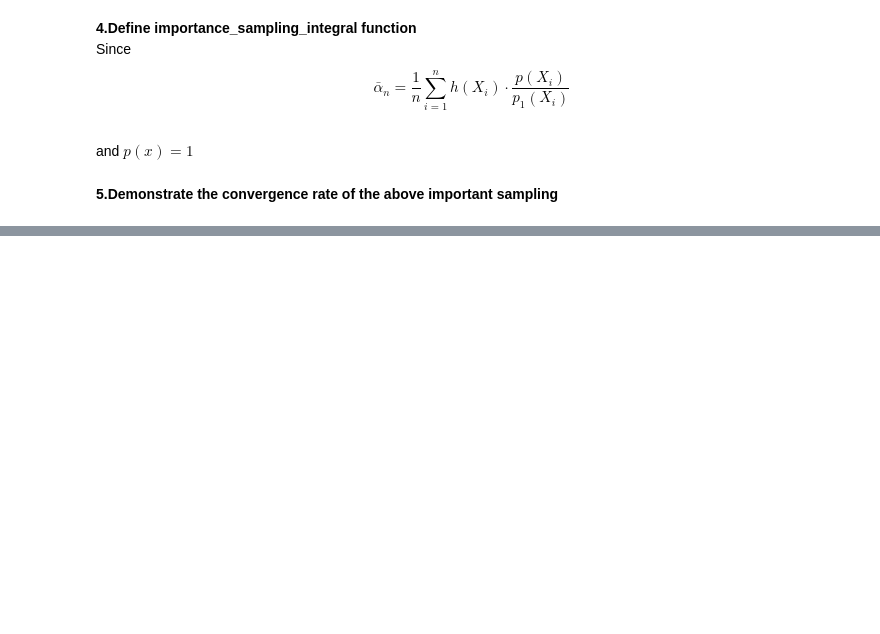
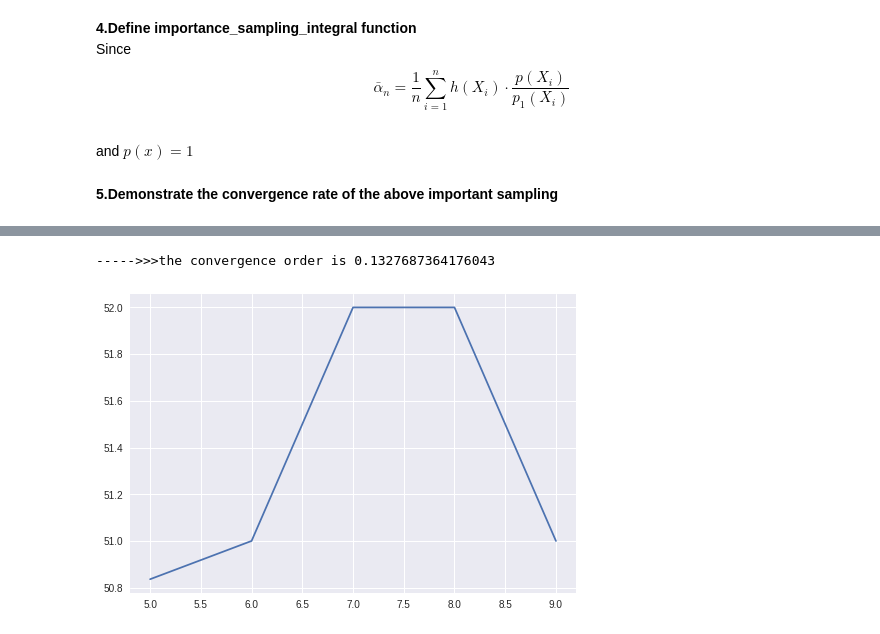
Before and after one commit to 19ma573ZiyueNie/19ma573ZiyueNie, a Jupyter notebook: src/hw6_2.ipynb, the cells around one changed output, grey strips where cells are left out. Drawn from its saved outputs; the diff is of its cells as text; code cells hidden in the pictures; blank space fills up the shorter version.

```diff
--- a/src/hw6_2.ipynb
+++ b/src/hw6_2.ipynb
@@ -96,0 +112,41 @@ print('----->>>the convergence order is ' + str(out[0]))
+# %%
+def p2(x):
+  if x>0 and x<=1/100:
+    return 10000/199
+  if x>1/100 and x<1:
+    return 100/199
+
+def F2_inverse(x):
+  if 0<x and x<=100/199:
+    return 199*x/10000
+  else:
+    return (199/100)*x-99/100
+
+def importance_sampling_integral_2(n):
+  X=inverse_transform_sampling(n)
+  Sum=0
+  for X_i in X:
+    Sum=Sum+h(X_i)/p2(X_i)
+  return Sum/n
+
+m=100 #fix m =100
+alpha_ij_2=[]
+for i in range(5,10):
+  alpha_i_2=[]
+  for j in range(m): #run m times of omc_integral(n=2^i)
+    alpha_i_2.append(importance_sampling_integral_2(2**i))
+  alpha_ij_2.append(alpha_i_2) #store it into alpha_ij
+#Compute standard deviation of alpha_ij, save it to sigma_i
+sigma_i_2=[]
+for alpha_i_2 in alpha_ij_2:
+  sigma_i_2.append(np.std(alpha_i_2))
+
+
+xx=[i for i in range(5,10)]
+yy=-np.log2(sigma_i_2)
+plt.plot(xx,yy)
+out = ss.linregress(xx,yy)
+print('----->>>the convergence order is ' + str(out[0]))
+# %% [output]
+----->>>the convergence order is 0.1327687364176043
+[figure, added]
```
Also changed, not shown: parts of 2 cells of this notebook.
